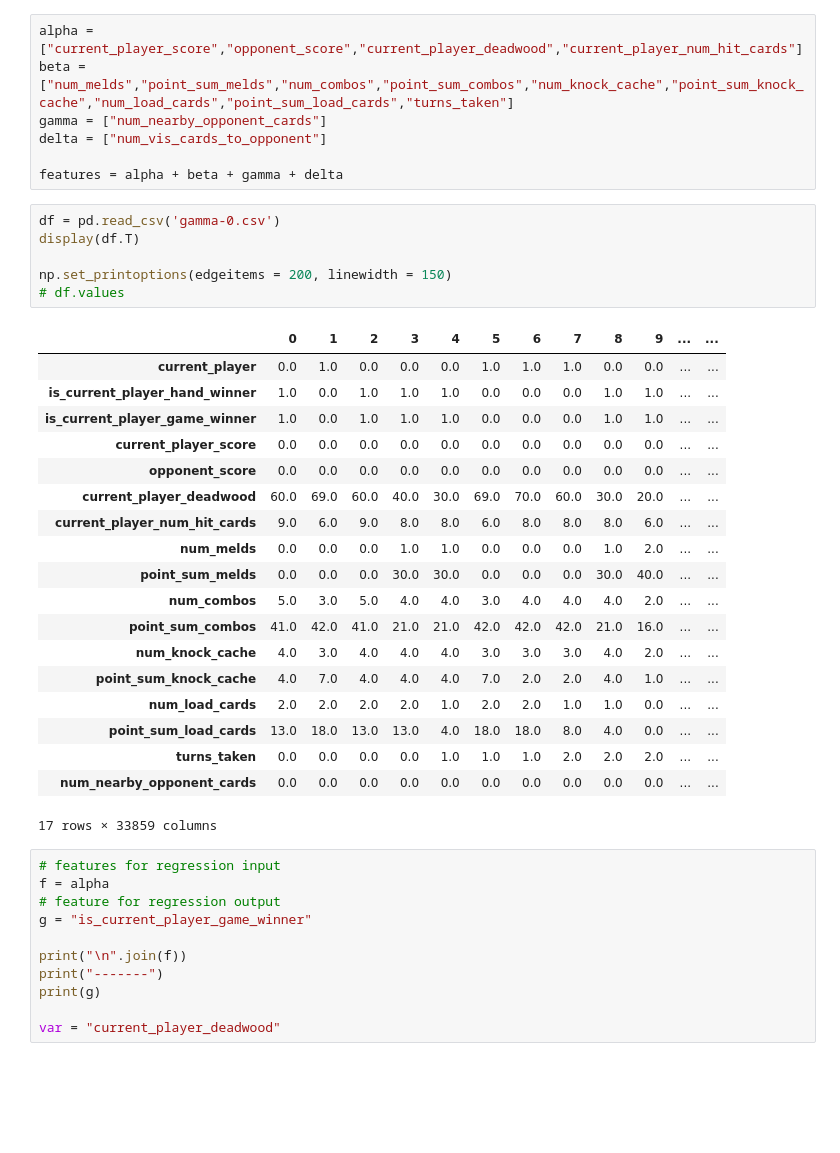
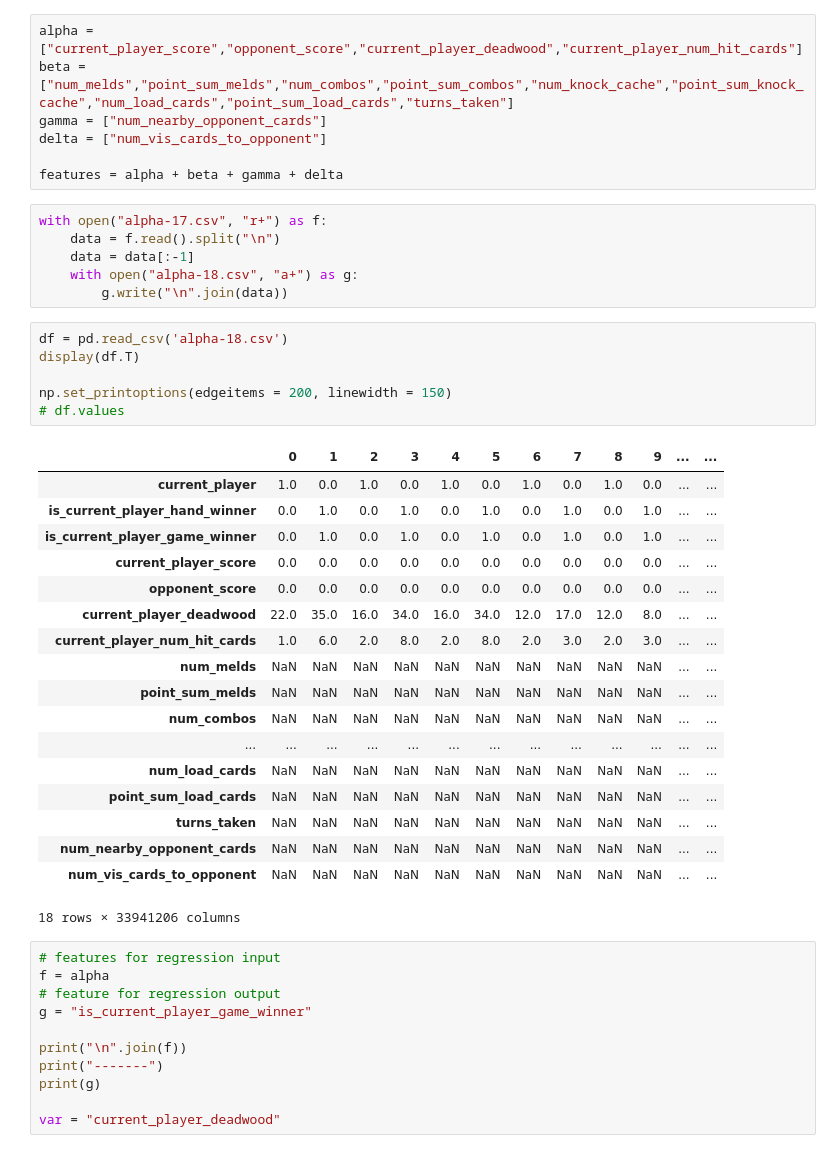
Before and after one commit to PeterEFrancis/gin-rummy-AI, a Jupyter notebook: data/player_data_proccessor.ipynb, the cells around one changed output. Cells and saved outputs as stored; diff of their text form; blank space fills up the shorter version.

Commit message:
large alpha test

```diff
--- a/data/player_data_proccessor.ipynb
+++ b/data/player_data_proccessor.ipynb
@@ -14,32 +14,37 @@ gamma = ["num_nearby_opponent_cards"]
 delta = ["num_vis_cards_to_opponent"]
 
 features = alpha + beta + gamma + delta
+# %%
+with open("alpha-17.csv", "r+") as f:
+    data = f.read().split("\n")
+    data = data[:-1]
+    with open("alpha-18.csv", "a+") as g:
+        g.write("\n".join(data))
 # %%
-df = pd.read_csv('gamma-0.csv')
+df = pd.read_csv('alpha-18.csv')
 display(df.T)
 
 np.set_printoptions(edgeitems = 200, linewidth = 150)
 # df.values
 # %% [output]
 |  | 0 | 1 | 2 | 3 | 4 | 5 | 6 | 7 | 8 | 9 | ... | ... |
-| current_player | 0.0 | 1.0 | 0.0 | 0.0 | 0.0 | 1.0 | 1.0 | 1.0 | 0.0 | 0.0 | ... | ... |
-| is_current_player_hand_winner | 1.0 | 0.0 | 1.0 | 1.0 | 1.0 | 0.0 | 0.0 | 0.0 | 1.0 | 1.0 | ... | ... |
-| is_current_player_game_winner | 1.0 | 0.0 | 1.0 | 1.0 | 1.0 | 0.0 | 0.0 | 0.0 | 1.0 | 1.0 | ... | ... |
+| current_player | 1.0 | 0.0 | 1.0 | 0.0 | 1.0 | 0.0 | 1.0 | 0.0 | 1.0 | 0.0 | ... | ... |
+| is_current_player_hand_winner | 0.0 | 1.0 | 0.0 | 1.0 | 0.0 | 1.0 | 0.0 | 1.0 | 0.0 | 1.0 | ... | ... |
+| is_current_player_game_winner | 0.0 | 1.0 | 0.0 | 1.0 | 0.0 | 1.0 | 0.0 | 1.0 | 0.0 | 1.0 | ... | ... |
 | current_player_score | 0.0 | 0.0 | 0.0 | 0.0 | 0.0 | 0.0 | 0.0 | 0.0 | 0.0 | 0.0 | ... | ... |
 | opponent_score | 0.0 | 0.0 | 0.0 | 0.0 | 0.0 | 0.0 | 0.0 | 0.0 | 0.0 | 0.0 | ... | ... |
-| current_player_deadwood | 60.0 | 69.0 | 60.0 | 40.0 | 30.0 | 69.0 | 70.0 | 60.0 | 30.0 | 20.0 | ... | ... |
-| current_player_num_hit_cards | 9.0 | 6.0 | 9.0 | 8.0 | 8.0 | 6.0 | 8.0 | 8.0 | 8.0 | 6.0 | ... | ... |
-| num_melds | 0.0 | 0.0 | 0.0 | 1.0 | 1.0 | 0.0 | 0.0 | 0.0 | 1.0 | 2.0 | ... | ... |
-| point_sum_melds | 0.0 | 0.0 | 0.0 | 30.0 | 30.0 | 0.0 | 0.0 | 0.0 | 30.0 | 40.0 | ... | ... |
-| num_combos | 5.0 | 3.0 | 5.0 | 4.0 | 4.0 | 3.0 | 4.0 | 4.0 | 4.0 | 2.0 | ... | ... |
-| point_sum_combos | 41.0 | 42.0 | 41.0 | 21.0 | 21.0 | 42.0 | 42.0 | 42.0 | 21.0 | 16.0 | ... | ... |
-| num_knock_cache | 4.0 | 3.0 | 4.0 | 4.0 | 4.0 | 3.0 | 3.0 | 3.0 | 4.0 | 2.0 | ... | ... |
-| point_sum_knock_cache | 4.0 | 7.0 | 4.0 | 4.0 | 4.0 | 7.0 | 2.0 | 2.0 | 4.0 | 1.0 | ... | ... |
-| num_load_cards | 2.0 | 2.0 | 2.0 | 2.0 | 1.0 | 2.0 | 2.0 | 1.0 | 1.0 | 0.0 | ... | ... |
-| point_sum_load_cards | 13.0 | 18.0 | 13.0 | 13.0 | 4.0 | 18.0 | 18.0 | 8.0 | 4.0 | 0.0 | ... | ... |
-| turns_taken | 0.0 | 0.0 | 0.0 | 0.0 | 1.0 | 1.0 | 1.0 | 2.0 | 2.0 | 2.0 | ... | ... |
-| num_nearby_opponent_cards | 0.0 | 0.0 | 0.0 | 0.0 | 0.0 | 0.0 | 0.0 | 0.0 | 0.0 | 0.0 | ... | ... |
+| current_player_deadwood | 22.0 | 35.0 | 16.0 | 34.0 | 16.0 | 34.0 | 12.0 | 17.0 | 12.0 | 8.0 | ... | ... |
+| current_player_num_hit_cards | 1.0 | 6.0 | 2.0 | 8.0 | 2.0 | 8.0 | 2.0 | 3.0 | 2.0 | 3.0 | ... | ... |
+| num_melds | NaN | NaN | NaN | NaN | NaN | NaN | NaN | NaN | NaN | NaN | ... | ... |
+| point_sum_melds | NaN | NaN | NaN | NaN | NaN | NaN | NaN | NaN | NaN | NaN | ... | ... |
+| num_combos | NaN | NaN | NaN | NaN | NaN | NaN | NaN | NaN | NaN | NaN | ... | ... |
+| ... | ... | ... | ... | ... | ... | ... | ... | ... | ... | ... | ... | ... |
+| num_load_cards | NaN | NaN | NaN | NaN | NaN | NaN | NaN | NaN | NaN | NaN | ... | ... |
+| point_sum_load_cards | NaN | NaN | NaN | NaN | NaN | NaN | NaN | NaN | NaN | NaN | ... | ... |
+| turns_taken | NaN | NaN | NaN | NaN | NaN | NaN | NaN | NaN | NaN | NaN | ... | ... |
+| num_nearby_opponent_cards | NaN | NaN | NaN | NaN | NaN | NaN | NaN | NaN | NaN | NaN | ... | ... |
+| num_vis_cards_to_opponent | NaN | NaN | NaN | NaN | NaN | NaN | NaN | NaN | NaN | NaN | ... | ... |
-17 rows × 33859 columns
+18 rows × 33941206 columns
 # %%
 # features for regression input
 f = alpha
```
Also changed, not shown: parts of 1 cell of this notebook, 7 other files.
